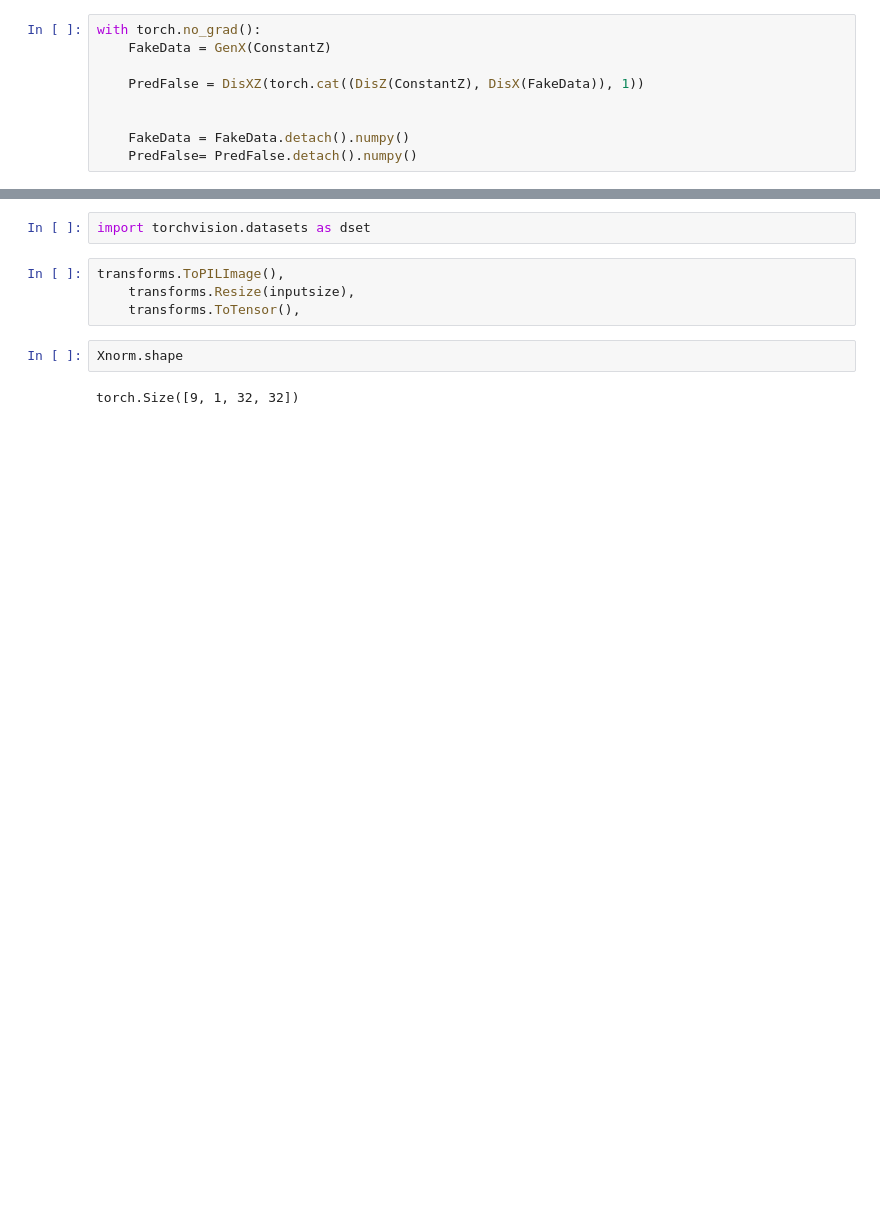
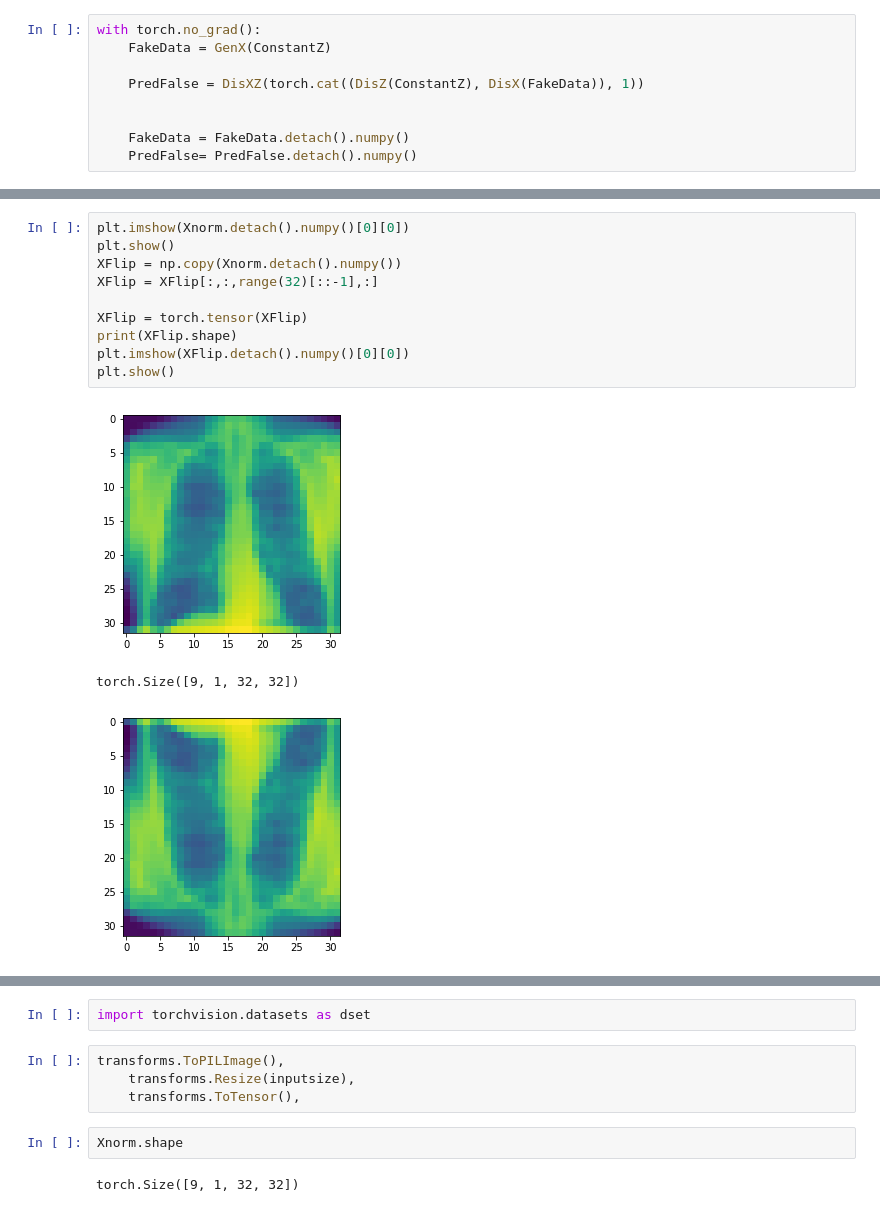
Before and after one commit to Bertinus/ChestXrays, a Jupyter notebook: ALI/AliXray.ipynb, the cells around one changed output, grey strips where cells are left out. Cells and saved outputs as stored; diff of their text form; blank space fills up the shorter version.

```diff
--- a/ALI/AliXray.ipynb
+++ b/ALI/AliXray.ipynb
@@ -302,0 +311,14 @@ plt.savefig("./test.png")
+# %%
+plt.imshow(Xnorm.detach().numpy()[0][0])
+plt.show()
+XFlip = np.copy(Xnorm.detach().numpy())
+XFlip = XFlip[:,:,range(32)[::-1],:]
+
+XFlip = torch.tensor(XFlip)
+print(XFlip.shape)
+plt.imshow(XFlip.detach().numpy()[0][0])
+plt.show()
+# %% [output]
+[figure, added]
+torch.Size([9, 1, 32, 32])
+[figure, added]
```
Also changed, not shown: parts of 14 cells of this notebook, 3 other files.
